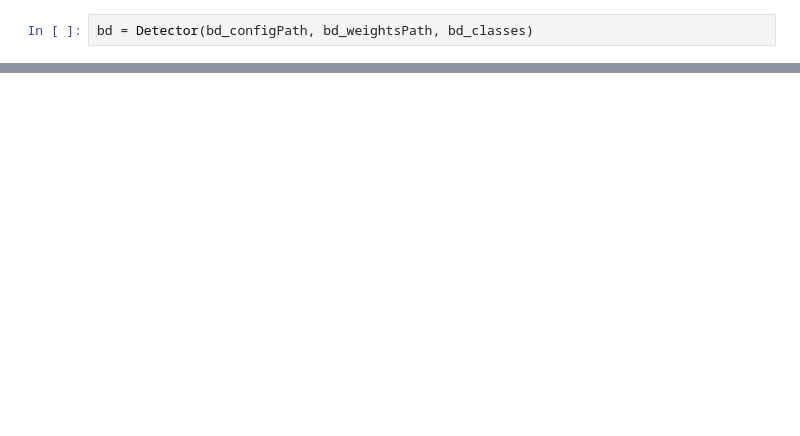
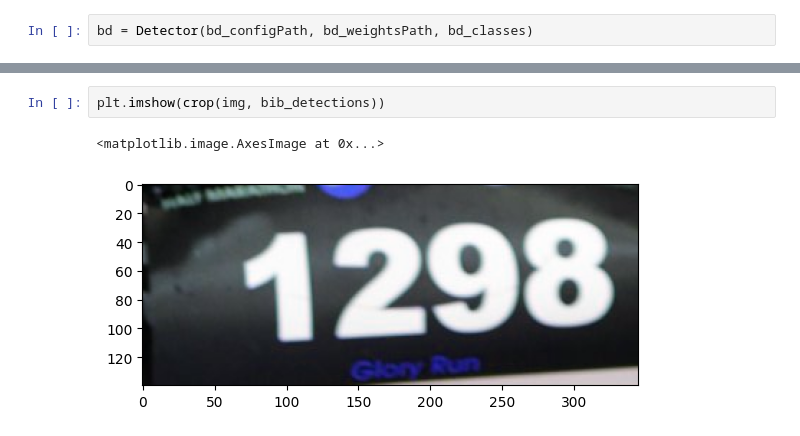
Before and after one commit to sharma-arpit/face-bib-mapping, a Jupyter notebook: Bib-Detection.ipynb, the cells around one changed output, grey strips where cells are left out. Cells and saved outputs as stored; diff of their text form; blank space fills up the shorter version.

```diff
--- a/Bib-Detection.ipynb
+++ b/Bib-Detection.ipynb
@@ -139,0 +130,5 @@ im.show()
+# %%
+plt.imshow(crop(img, bib_detections))
+# %% [output]
+<matplotlib.image.AxesImage at 0x...>
+[figure, added]
```
Also changed, not shown: parts of 10 cells of this notebook, 4 other files.
